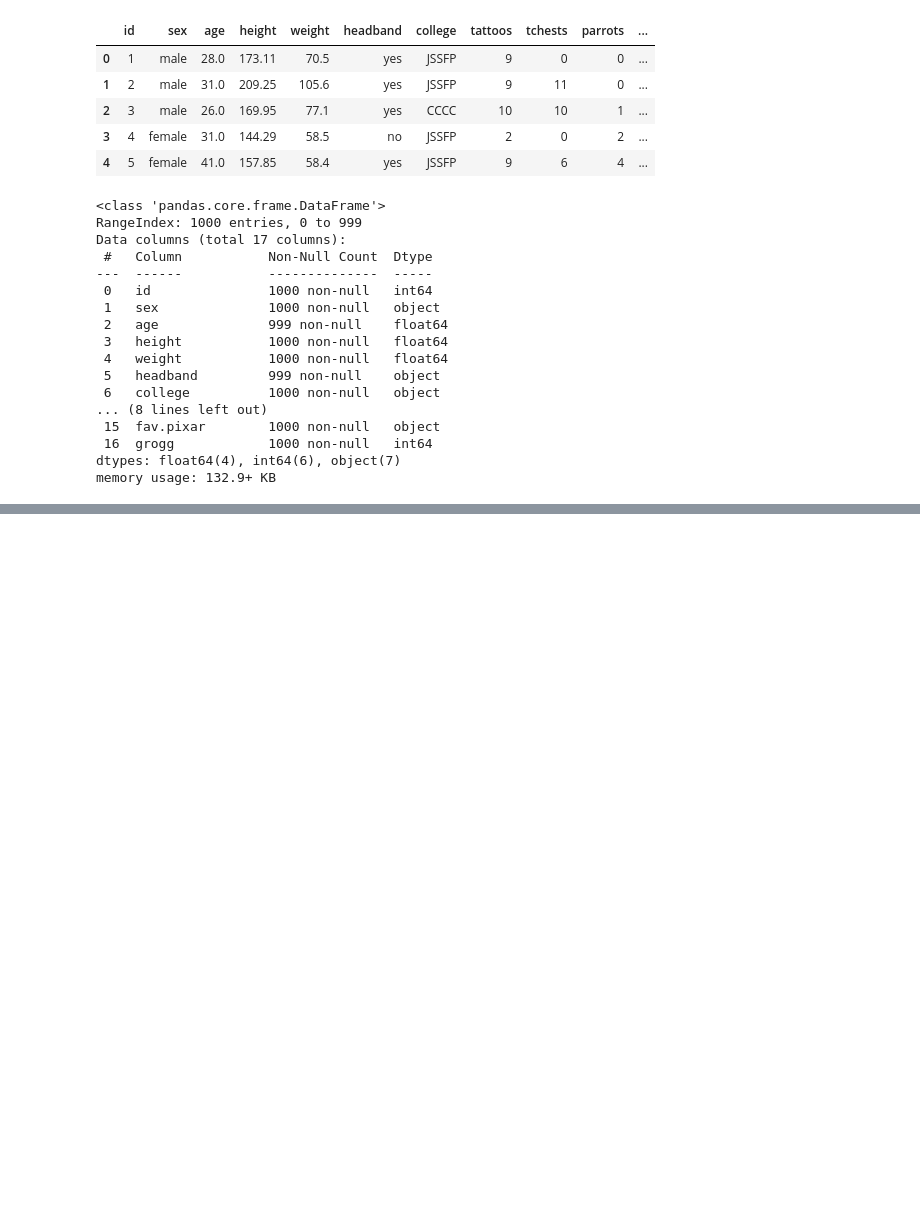
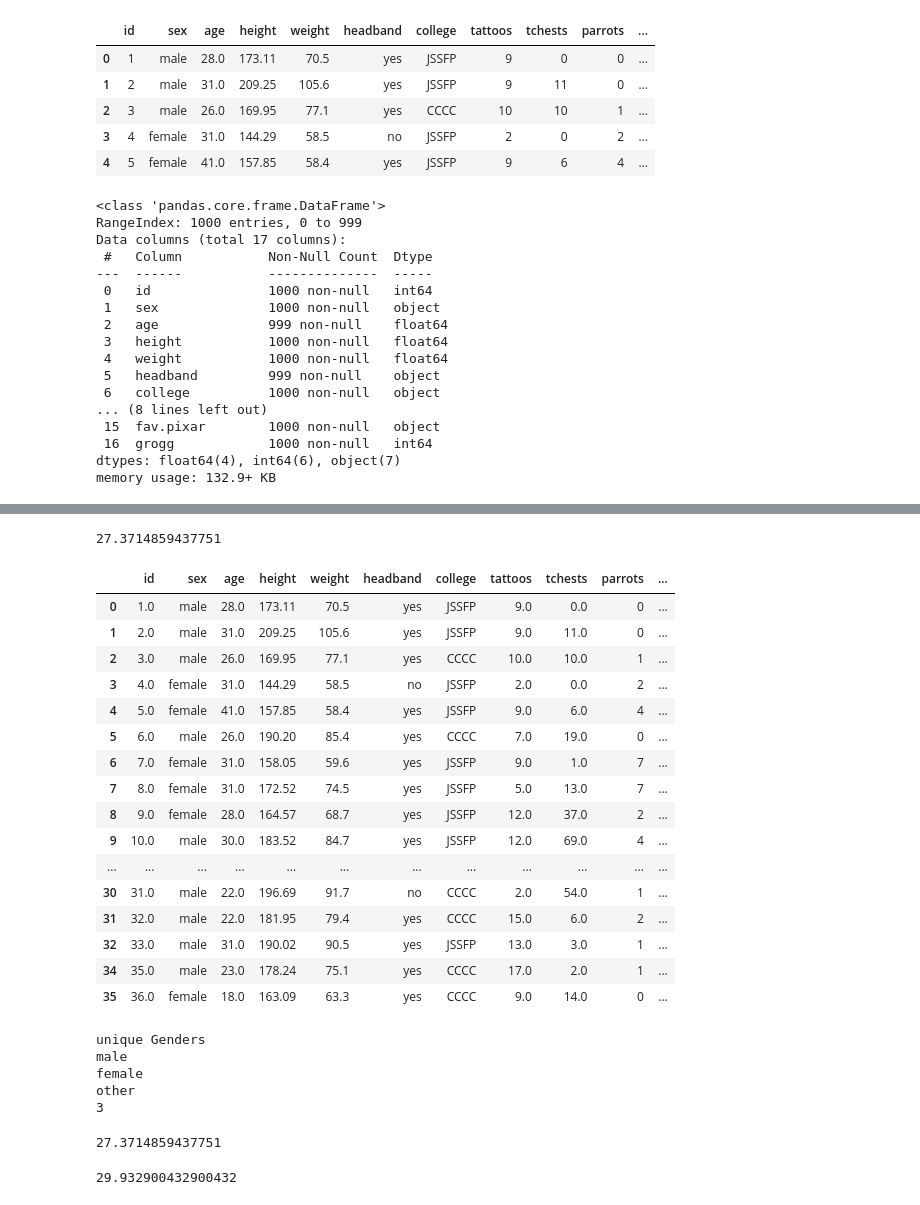
Before and after one commit to Nate206/DataScience1, a Jupyter notebook: CodeTemplates/PandasFundumentals.ipynb, the cells around one changed output, grey strips where cells are left out. Cells and saved outputs as stored; diff of their text form; code cells hidden in the pictures; blank space fills up the shorter version.

```diff
--- a/CodeTemplates/PandasFundumentals.ipynb
+++ b/CodeTemplates/PandasFundumentals.ipynb
@@ -33,0 +77,55 @@ memory usage: 132.9+ KB
+# %%
+df["age"].fillna(df["agez].mean(), inplace=True)
+# %%
+df.dropna(inplace=True)
+df.reset_index(inplace=True)
+# %%
+df["age"].mean()
+# %% [output]
+27.3714859437751
+# %%
+df.loc[33,"age"]= df["age"].mean()
+# %%
+df.head(35)
+# %% [output]
+|  | id | sex | age | height | weight | headband | college | tattoos | tchests | parrots | ... |
+| 0 | 1.0 | male | 28.0 | 173.11 | 70.5 | yes | JSSFP | 9.0 | 0.0 | 0 | ... |
+| 1 | 2.0 | male | 31.0 | 209.25 | 105.6 | yes | JSSFP | 9.0 | 11.0 | 0 | ... |
+| 2 | 3.0 | male | 26.0 | 169.95 | 77.1 | yes | CCCC | 10.0 | 10.0 | 1 | ... |
+| 3 | 4.0 | female | 31.0 | 144.29 | 58.5 | no | JSSFP | 2.0 | 0.0 | 2 | ... |
+| 4 | 5.0 | female | 41.0 | 157.85 | 58.4 | yes | JSSFP | 9.0 | 6.0 | 4 | ... |
+| 5 | 6.0 | male | 26.0 | 190.20 | 85.4 | yes | CCCC | 7.0 | 19.0 | 0 | ... |
+| 6 | 7.0 | female | 31.0 | 158.05 | 59.6 | yes | JSSFP | 9.0 | 1.0 | 7 | ... |
+| 7 | 8.0 | female | 31.0 | 172.52 | 74.5 | yes | JSSFP | 5.0 | 13.0 | 7 | ... |
+| 8 | 9.0 | female | 28.0 | 164.57 | 68.7 | yes | JSSFP | 12.0 | 37.0 | 2 | ... |
+| 9 | 10.0 | male | 30.0 | 183.52 | 84.7 | yes | JSSFP | 12.0 | 69.0 | 4 | ... |
+| ... | ... | ... | ... | ... | ... | ... | ... | ... | ... | ... | ... |
+| 30 | 31.0 | male | 22.0 | 196.69 | 91.7 | no | CCCC | 2.0 | 54.0 | 1 | ... |
+| 31 | 32.0 | male | 22.0 | 181.95 | 79.4 | yes | CCCC | 15.0 | 6.0 | 2 | ... |
+| 32 | 33.0 | male | 31.0 | 190.02 | 90.5 | yes | JSSFP | 13.0 | 3.0 | 1 | ... |
+| 34 | 35.0 | male | 23.0 | 178.24 | 75.1 | yes | CCCC | 17.0 | 2.0 | 1 | ... |
+| 35 | 36.0 | female | 18.0 | 163.09 | 63.3 | yes | CCCC | 9.0 | 14.0 | 0 | ... |
+# %%
+unique_genders = df["sex"].unique()
+num_unique_genders = len(unique_genders)
+print("unique Genders")
+for gender in unique_genders:
+    print(gender)
+
+print(num_unique_genders)
+# %% [output]
+unique Genders
+male
+female
+other
+3
+# %%
+average_age = df["age"].mean()
+print(average_age)
+# %% [output]
+27.3714859437751
+# %%
+female_age = df[df["sex"]== "female"]["age"].mean()
+print(female_age)
+# %% [output]
+29.932900432900432
```
Also changed, not shown: parts of 17 cells of this notebook, 3 other files.
